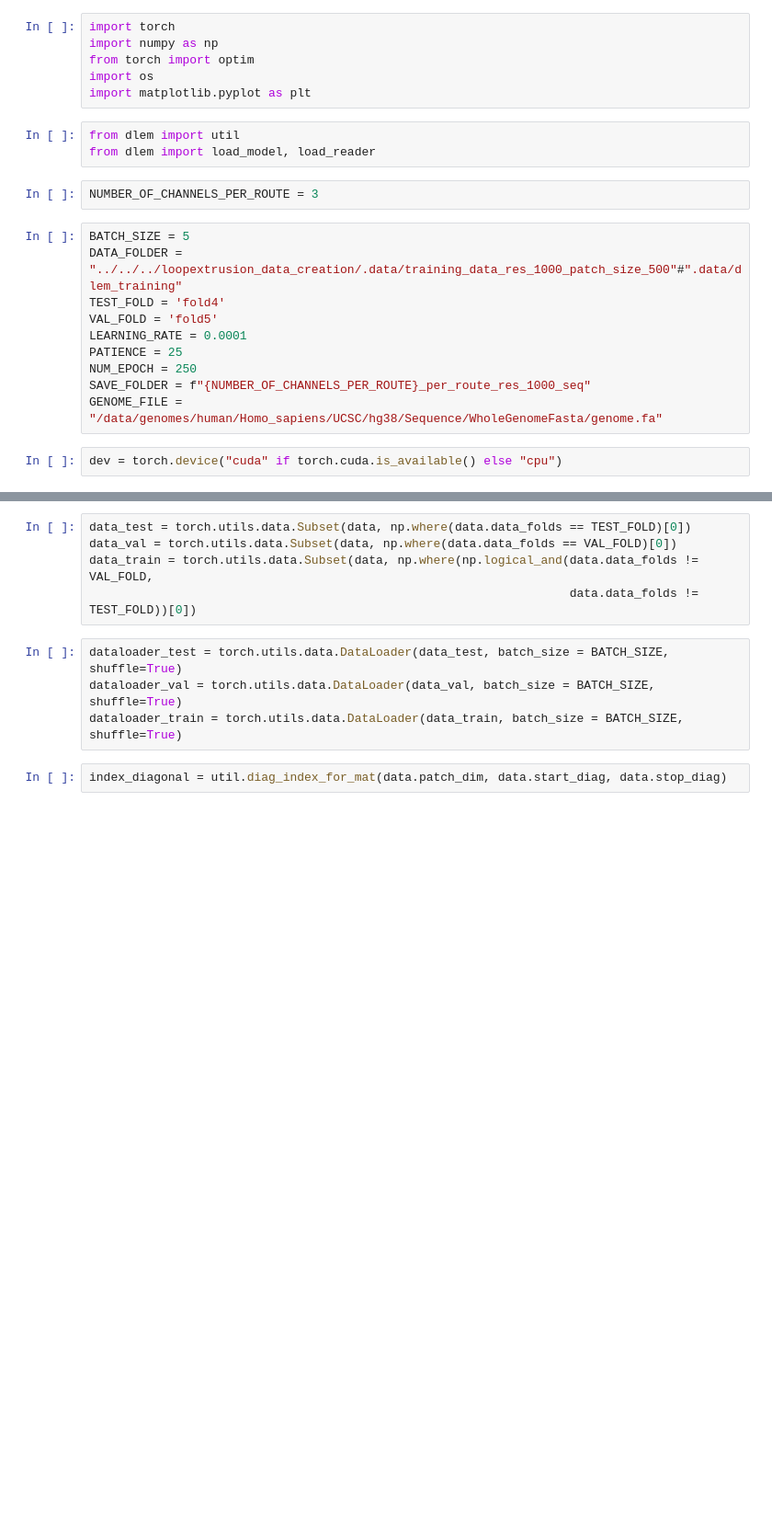
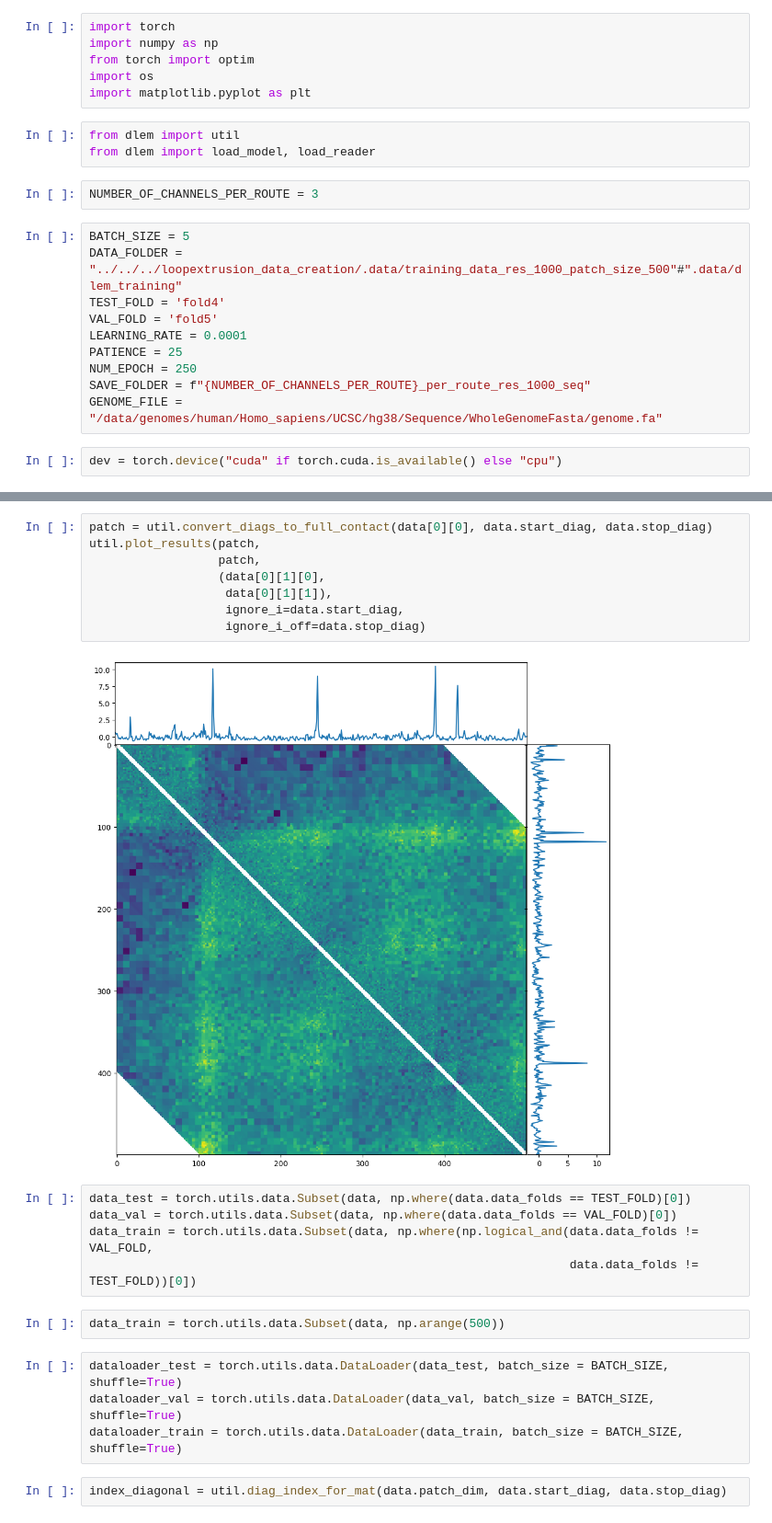
Before and after one commit to boooooogey/loopextrusion-pytorch, a Jupyter notebook: dlem/examples/complete_training_seq_example.ipynb, the cells around one changed output, grey strips where cells are left out. Shown at 92% size. Cells and saved outputs as stored; diff of their text form; blank space fills up the shorter version.

```diff
--- a/dlem/examples/complete_training_seq_example.ipynb
+++ b/dlem/examples/complete_training_seq_example.ipynb
@@ -26,8 +41,20 @@ data = load_reader("datareader_w_seq")(DATA_FOLDER, GENOME_FILE, sub_select=np.a
+# %%
+patch = util.convert_diags_to_full_contact(data[0][0], data.start_diag, data.stop_diag)
+util.plot_results(patch,
+                  patch,
+                  (data[0][1][0],
+                   data[0][1][1]),
+                   ignore_i=data.start_diag,
+                   ignore_i_off=data.stop_diag)
+# %% [output]
+[figure, added]
 # %%
 data_test = torch.utils.data.Subset(data, np.where(data.data_folds == TEST_FOLD)[0])
 data_val = torch.utils.data.Subset(data, np.where(data.data_folds == VAL_FOLD)[0])
 data_train = torch.utils.data.Subset(data, np.where(np.logical_and(data.data_folds != VAL_FOLD,
                                                                    data.data_folds != TEST_FOLD))[0])
+# %%
+data_train = torch.utils.data.Subset(data, np.arange(500))
 # %%
 dataloader_test = torch.utils.data.DataLoader(data_test, batch_size = BATCH_SIZE, shuffle=True)
 dataloader_val = torch.utils.data.DataLoader(data_val, batch_size = BATCH_SIZE, shuffle=True)
```
Also changed, not shown: parts of 10 cells of this notebook, 4 other files.
